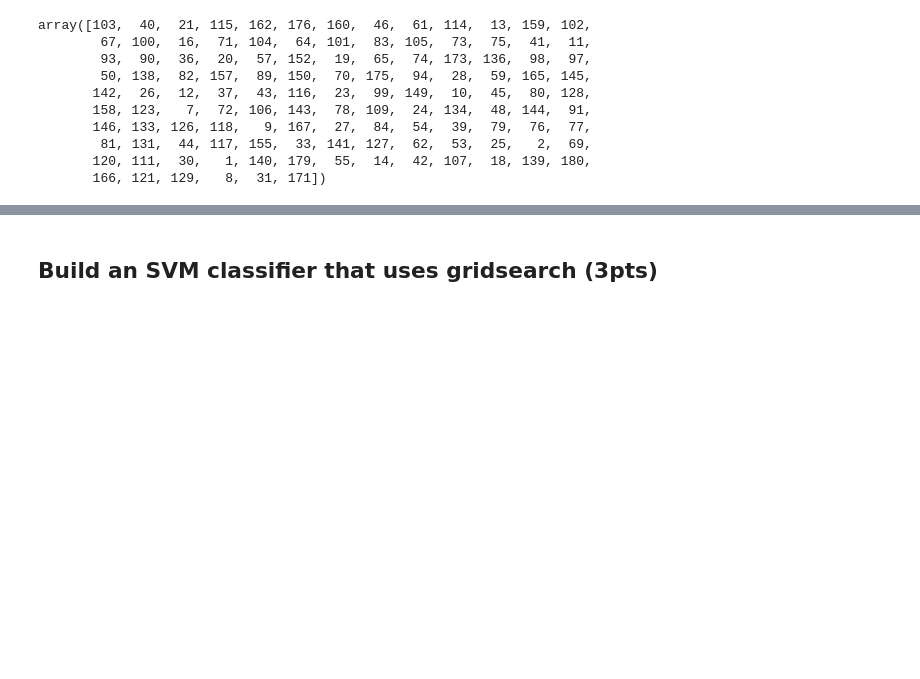
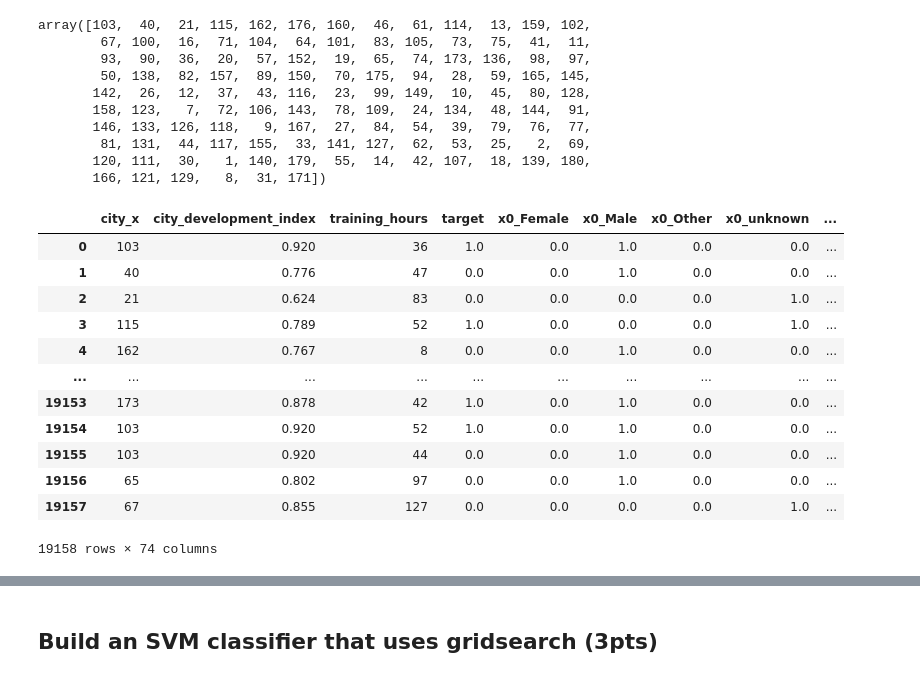
Before and after one commit to Astrathena18/DATA103-Repository, a Jupyter notebook: Notebooks/Hyperparameter_Optimization_and_Preprocessing_Techniques/02_preprocessing_gridsearch_student.ipynb, the cells around one changed output, grey strips where cells are left out. Drawn from its saved outputs; the diff is of its cells as text; code cells hidden in the pictures; blank space fills up the shorter version.

```diff
--- a/Notebooks/Hyperparameter_Optimization_and_Preprocessing_Techniques/02_preprocessing_gridsearch_student.ipynb
+++ b/Notebooks/Hyperparameter_Optimization_and_Preprocessing_Techniques/02_preprocessing_gridsearch_student.ipynb
@@ -178,5 +179,19 @@ array([103,  40,  21, 115, 162, 176, 160,  46,  61, 114,  13, 159, 102,
 # %%
 # df = pd.concat([df, df["city"]], ignore_index=True)
 # %%
-pd.merge(df, df["city"]], left_index=True, right_index=True)
+pd.merge(df, df["city"], left_index=True, right_index=True)
+# %% [output]
+|  | city_x | city_development_index | training_hours | target | x0_Female | x0_Male | x0_Other | x0_unknown | ... |
+| 0 | 103 | 0.920 | 36 | 1.0 | 0.0 | 1.0 | 0.0 | 0.0 | ... |
+| 1 | 40 | 0.776 | 47 | 0.0 | 0.0 | 1.0 | 0.0 | 0.0 | ... |
+| 2 | 21 | 0.624 | 83 | 0.0 | 0.0 | 0.0 | 0.0 | 1.0 | ... |
+| 3 | 115 | 0.789 | 52 | 1.0 | 0.0 | 0.0 | 0.0 | 1.0 | ... |
+| 4 | 162 | 0.767 | 8 | 0.0 | 0.0 | 1.0 | 0.0 | 0.0 | ... |
+| ... | ... | ... | ... | ... | ... | ... | ... | ... | ... |
+| 19153 | 173 | 0.878 | 42 | 1.0 | 0.0 | 1.0 | 0.0 | 0.0 | ... |
+| 19154 | 103 | 0.920 | 52 | 1.0 | 0.0 | 1.0 | 0.0 | 0.0 | ... |
+| 19155 | 103 | 0.920 | 44 | 0.0 | 0.0 | 1.0 | 0.0 | 0.0 | ... |
+| 19156 | 65 | 0.802 | 97 | 0.0 | 0.0 | 1.0 | 0.0 | 0.0 | ... |
+| 19157 | 67 | 0.855 | 127 | 0.0 | 0.0 | 0.0 | 0.0 | 1.0 | ... |
+19158 rows × 74 columns
 # %%
```
Also changed, not shown: parts of 8 cells of this notebook, 1 other file.
